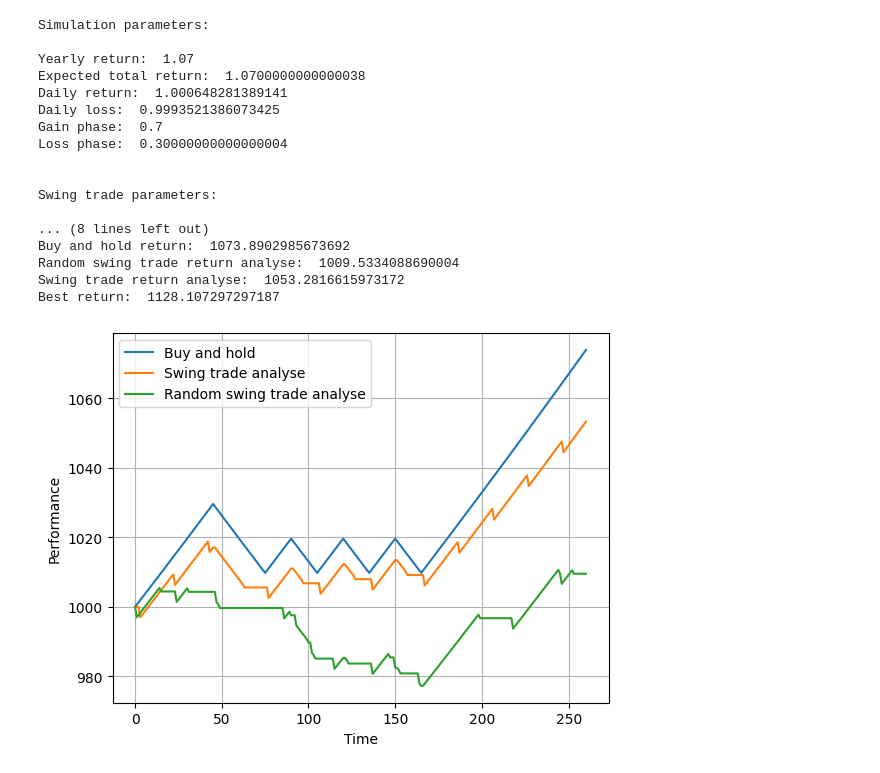
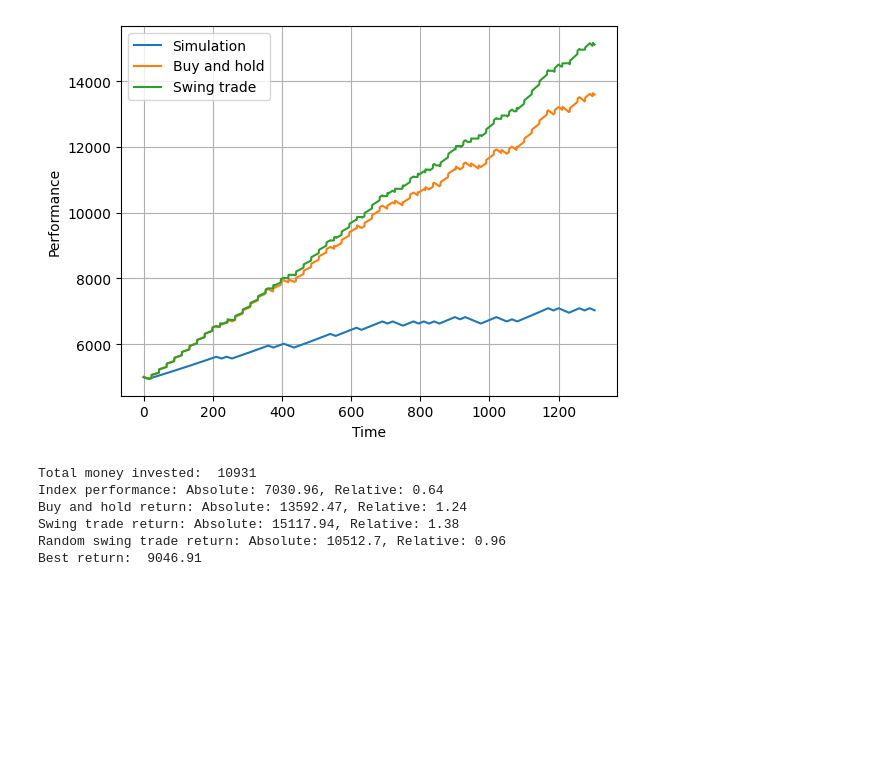
Before and after one commit to katakoruma/Chart-Strategy-Simulation, a Jupyter notebook: simulation.ipynb, the cells around one changed output. Drawn from its saved outputs; the diff is of its cells as text; code cells hidden in the pictures; blank space fills up the shorter version.

```diff
--- a/simulation.ipynb
+++ b/simulation.ipynb
@@ -4,11 +4,9 @@ import matplotlib.pyplot as plt
 from performance_simulation import *
 # %%
 #General parameters
-years = 1
+years = 5
 dt = 15
 time = 261 * years
-initial_capital = 1000
-
 
 #Simulation parameters
 yearly_return = 1.07
@@ -23,61 +21,60 @@ mode = "constant_timesteps"
 #mode = "constant_gain"
 
 
-#Swing tade parameters
+#Tade parameters
 trades = 12 * years
 max_trades = 20 * years
 hold_time = 20
 time_after_reversel = 0
-smooth_period = 3
+smooth_period = 20
 
 trade_coast = 1
 spread = 0.002
+tax_rate = 0.025
+tax_allowance = 1000
+
+initial_capital = 5000
+saving_plan = 100
+saving_plan_time = 22
 
 
 sim = ChartSimulation(yearly_return=yearly_return, daily_return=daily_return, daily_loss=daily_loss, gain_phase=gain_phase, loss_phase=loss_phase, mode=mode,
-                      initial_capital=initial_capital, dt=dt, time=time,
-                      trades=trades, max_trades=max_trades, hold_time=hold_time, time_after_reversel=time_after_reversel, smooth_period=smooth_period, trade_coast=trade_coast, spread=spread)
+                      initial_capital=initial_capital, saving_plan=saving_plan, saving_plan_time=saving_plan_time,  dt=dt, time=time,
+                      trades=trades, max_trades=max_trades, hold_time=hold_time, time_after_reversel=time_after_reversel, smooth_period=smooth_period, trade_coast=trade_coast, spread=spread, tax_rate=tax_rate, tax_allowance=tax_allowance
+                      )
 
 performance, phase = sim.simulate_performance()
 
+buy_and_hold_performance = sim.buy_and_hold(set='simulation')
 random_swing_performance_analyse, trade_dates_random  = sim.random_swing_trade_ana(set='simulation')
 swing_performance_analyse, trade_dates = sim.swing_trade_ana(set='simulation')
-
-sim.print_parameters()
-sim.print_results()
-# %% [output]
-Simulation parameters:
-
-Yearly return:  1.07
-Expected total return:  1.0700000000000038
-Daily return:  1.000648281389141
-Daily loss:  0.9993521386073425
-Gain phase:  0.7
-Loss phase:  0.30000000000000004
-
-
-Swing trade parameters:
-
-... (8 lines left out)
-Buy and hold return:  1073.8902985673692
-Random swing trade return analyse:  1009.5334088690004
-Swing trade return analyse:  1053.2816615973172
-Best return:  1128.107297297187
 # %%
-plt.plot(performance, label="Buy and hold")
-plt.plot(swing_performance_analyse, label="Swing trade analyse")
-plt.plot(random_swing_performance_analyse, label="Random swing trade analyse")
+plt.plot(performance, label="Simulation")
+plt.plot(buy_and_hold_performance, label="Buy and hold")
+plt.plot(swing_performance_analyse, label="Swing trade")
+#plt.plot(random_swing_performance_analyse, label="Random swing trade")
 #plt.axhline(1, color="black", linestyle="--")
 
 plt.xlabel("Time")
 plt.ylabel("Performance")
 
 plt.grid()
 plt.legend()
 
 #plt.yscale("log")
 
 plt.show()
+
+
+#sim.print_parameters()
+sim.print_results()
+#sim.plot_performance()
 # %% [output]
-[figure, old version]
+[figure, new version]
+Total money invested:  10931
+Index performance: Absolute: 7030.96, Relative: 0.64
+Buy and hold return: Absolute: 13592.47, Relative: 1.24
+Swing trade return: Absolute: 15117.94, Relative: 1.38
+Random swing trade return: Absolute: 10512.7, Relative: 0.96
+Best return:  9046.91
 # %%
```
Also changed, not shown: parts of 2 cells of this notebook, 1 other file.
